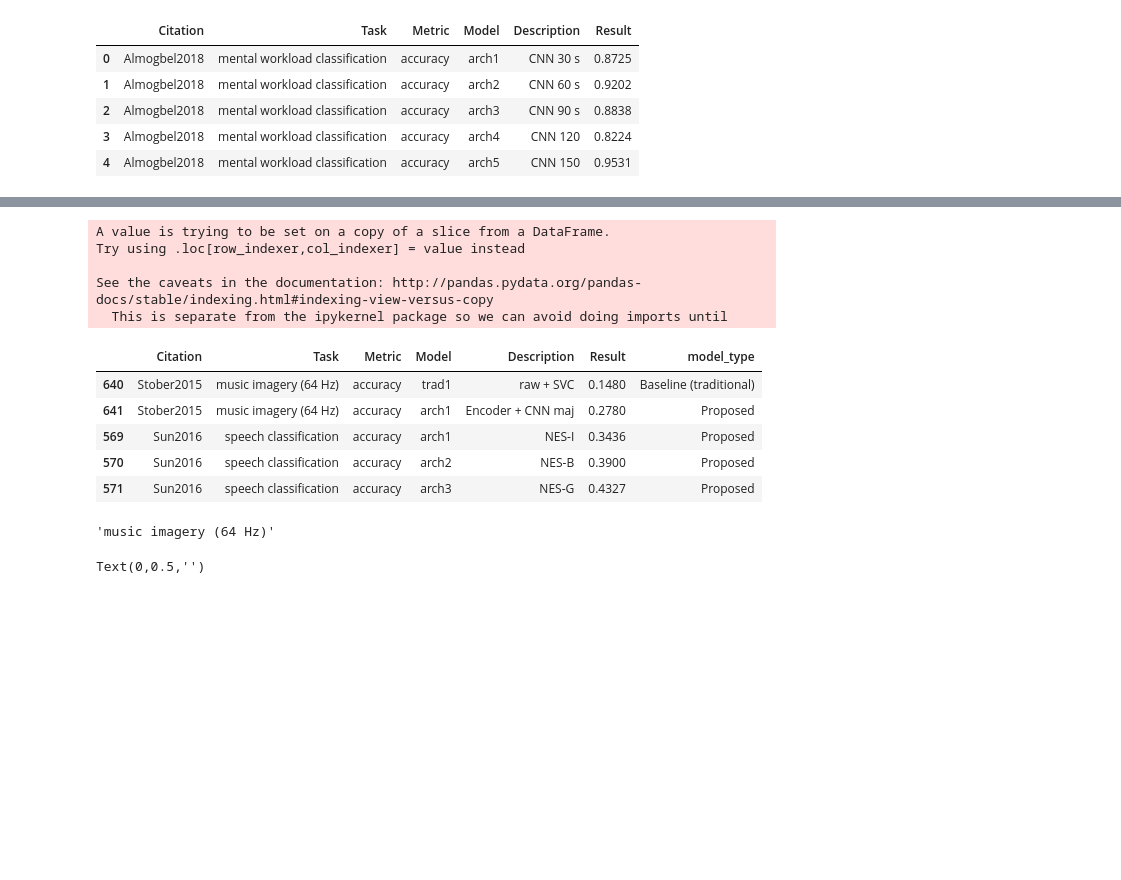
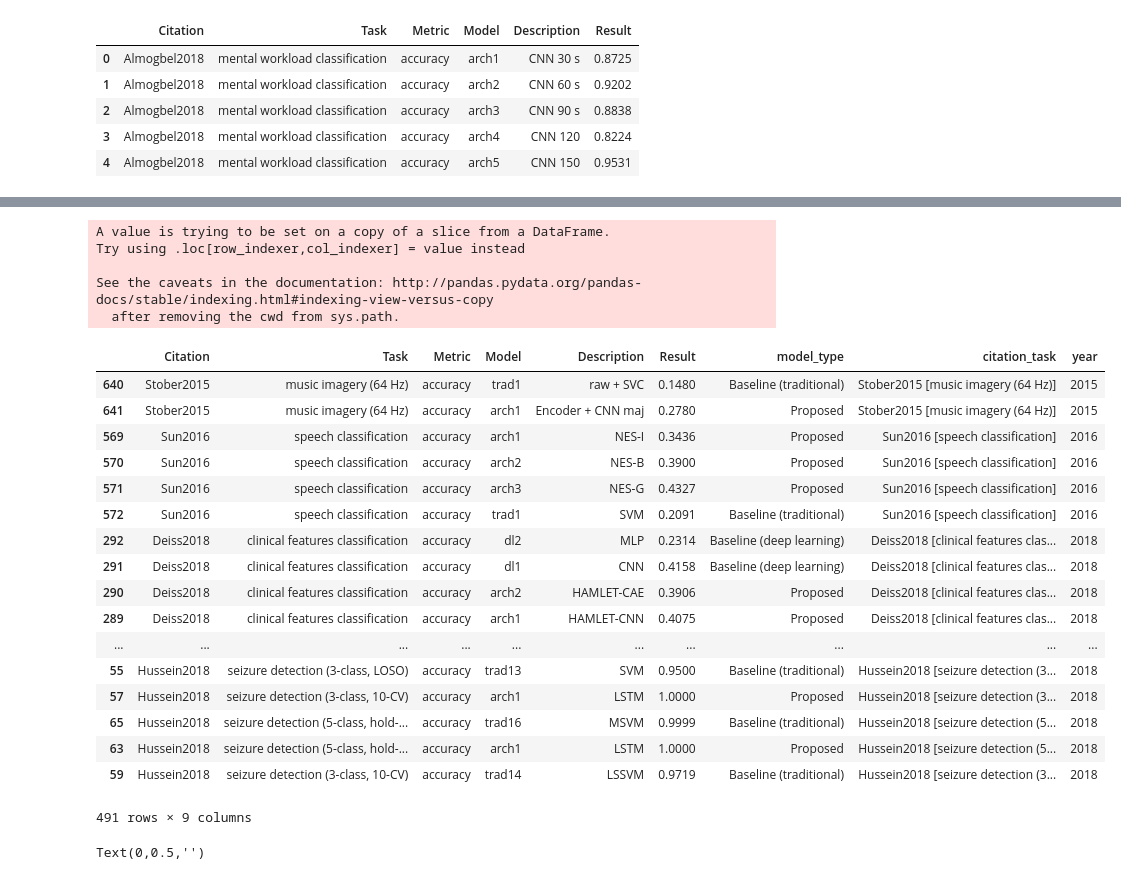
Before and after one commit to hubertjb/dl-eeg-review, a Jupyter notebook: notebooks/reporting_results_sandbox.ipynb, the cells around one changed output, grey strips where cells are left out. Saved outputs shown, nothing was run; the diff lists cells and outputs as text; code cells hidden in the pictures; blank space fills up the shorter version.

Commit message:
adding functions for plotting reported results graphs

```diff
--- a/notebooks/reporting_results_sandbox.ipynb
+++ b/notebooks/reporting_results_sandbox.ipynb
@@ -11,7 +11,7 @@ import seaborn as sns
 sns.set_context('paper')
 sns.set_style('white')
 # %%
-fname = 'data/reporting_results.csv'
+fname = '../data/reporting_results.csv'
 df = pd.read_csv(fname, header=0)
 df = df.drop(columns=['Unnamed: 0', 'Title', 'Comment'])
 df['Result'] = pd.to_numeric(df['Result'], errors='coerce')
@@ -42,3 +42,9 @@ df['model_type'] = df['Model'].apply(extract_model_type)
 # %%
 # Extract accuracy rows only
 acc_df = df[df['Metric'] == 'accuracy']
+# %%
+# Create new column that contains both citation and task information
+acc_df['citation_task'] = acc_df[['Citation', 'Task']].apply(lambda x: ' ['.join(x) + ']', axis=1)
+
+# Create a new column with the year
+acc_df['year'] = acc_df['Citation'].apply(lambda x: int(x[x.find('2'):x.find('2') + 4]))
@@ -45,5 +62,6 @@ acc_df = df[df['Metric'] == 'accuracy']
 # %%
 # Order by average proposed model accuracy
+# acc_ind = acc_df[acc_df['model_type']=='Proposed'].groupby('Citation').mean().sort_values(by='year').index
 acc_ind = acc_df[acc_df['model_type']=='Proposed'].groupby('Citation').mean().sort_values(by='Result').index
 acc_df['Citation'] = acc_df['Citation'].astype('category')
 acc_df['Citation'].cat.set_categories(acc_ind, inplace=True)
@@ -53,21 +71,29 @@ A value is trying to be set on a copy of a slice from a DataFrame.
 Try using .loc[row_indexer,col_indexer] = value instead
 
 See the caveats in the documentation: http://pandas.pydata.org/pandas-docs/stable/indexing.html#indexing-view-versus-copy
-  This is separate from the ipykernel package so we can avoid doing imports until
+  after removing the cwd from sys.path.
 # %%
-acc_df.head()
+acc_df
 # %% [output]
-|  | Citation | Task | Metric | Model | Description | Result | model_type |
-| 640 | Stober2015 | music imagery (64 Hz) | accuracy | trad1 | raw + SVC | 0.1480 | Baseline (traditional) |
-| 641 | Stober2015 | music imagery (64 Hz) | accuracy | arch1 | Encoder + CNN maj | 0.2780 | Proposed |
-| 569 | Sun2016 | speech classification | accuracy | arch1 | NES-I | 0.3436 | Proposed |
-| 570 | Sun2016 | speech classification | accuracy | arch2 | NES-B | 0.3900 | Proposed |
-| 571 | Sun2016 | speech classification | accuracy | arch3 | NES-G | 0.4327 | Proposed |
+|  | Citation | Task | Metric | Model | Description | Result | model_type | citation_task | year |
+| 640 | Stober2015 | music imagery (64 Hz) | accuracy | trad1 | raw + SVC | 0.1480 | Baseline (traditional) | Stober2015 [music imagery (64 Hz)] | 2015 |
+| 641 | Stober2015 | music imagery (64 Hz) | accuracy | arch1 | Encoder + CNN maj | 0.2780 | Proposed | Stober2015 [music imagery (64 Hz)] | 2015 |
+| 569 | Sun2016 | speech classification | accuracy | arch1 | NES-I | 0.3436 | Proposed | Sun2016 [speech classification] | 2016 |
+| 570 | Sun2016 | speech classification | accuracy | arch2 | NES-B | 0.3900 | Proposed | Sun2016 [speech classification] | 2016 |
+| 571 | Sun2016 | speech classification | accuracy | arch3 | NES-G | 0.4327 | Proposed | Sun2016 [speech classification] | 2016 |
+| 572 | Sun2016 | speech classification | accuracy | trad1 | SVM | 0.2091 | Baseline (traditional) | Sun2016 [speech classification] | 2016 |
+| 292 | Deiss2018 | clinical features classification | accuracy | dl2 | MLP | 0.2314 | Baseline (deep learning) | Deiss2018 [clinical features clas... | 2018 |
+| 291 | Deiss2018 | clinical features classification | accuracy | dl1 | CNN | 0.4158 | Baseline (deep learning) | Deiss2018 [clinical features clas... | 2018 |
+| 290 | Deiss2018 | clinical features classification | accuracy | arch2 | HAMLET-CAE | 0.3906 | Proposed | Deiss2018 [clinical features clas... | 2018 |
+| 289 | Deiss2018 | clinical features classification | accuracy | arch1 | HAMLET-CNN | 0.4075 | Proposed | Deiss2018 [clinical features clas... | 2018 |
+| ... | ... | ... | ... | ... | ... | ... | ... | ... | ... |
+| 55 | Hussein2018 | seizure detection (3-class, LOSO) | accuracy | trad13 | SVM | 0.9500 | Baseline (traditional) | Hussein2018 [seizure detection (3... | 2018 |
+| 57 | Hussein2018 | seizure detection (3-class, 10-CV) | accuracy | arch1 | LSTM | 1.0000 | Proposed | Hussein2018 [seizure detection (3... | 2018 |
+| 65 | Hussein2018 | seizure detection (5-class, hold-... | accuracy | trad16 | MSVM | 0.9999 | Baseline (traditional) | Hussein2018 [seizure detection (5... | 2018 |
+| 63 | Hussein2018 | seizure detection (5-class, hold-... | accuracy | arch1 | LSTM | 1.0000 | Proposed | Hussein2018 [seizure detection (5... | 2018 |
+| 59 | Hussein2018 | seizure detection (3-class, 10-CV) | accuracy | trad14 | LSSVM | 0.9719 | Baseline (traditional) | Hussein2018 [seizure detection (3... | 2018 |
+491 rows × 9 columns
 # %%
 # Only keep 2 best per task and model type
 acc2_df = acc_df.sort_values(['Citation', 'Task', 'model_type', 'Result'], ascending=True).groupby(
                 ['Citation', 'Task', 'model_type']).tail(2)
-# %%
-acc2_df[['Citation', 'Task']].iloc[0][1]
-# %% [output]
-'music imagery (64 Hz)'
```
Also changed, not shown: parts of 15 cells of this notebook, 14 other files.
